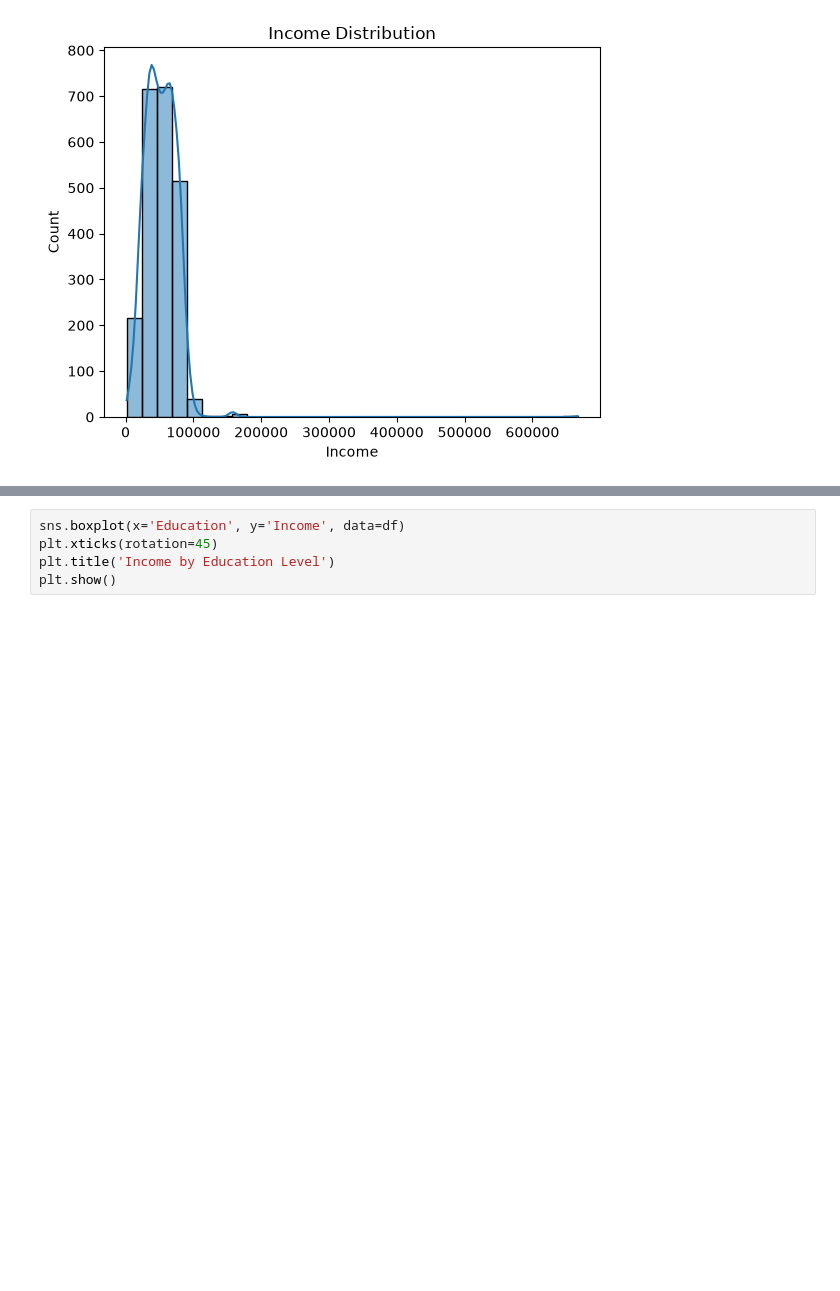
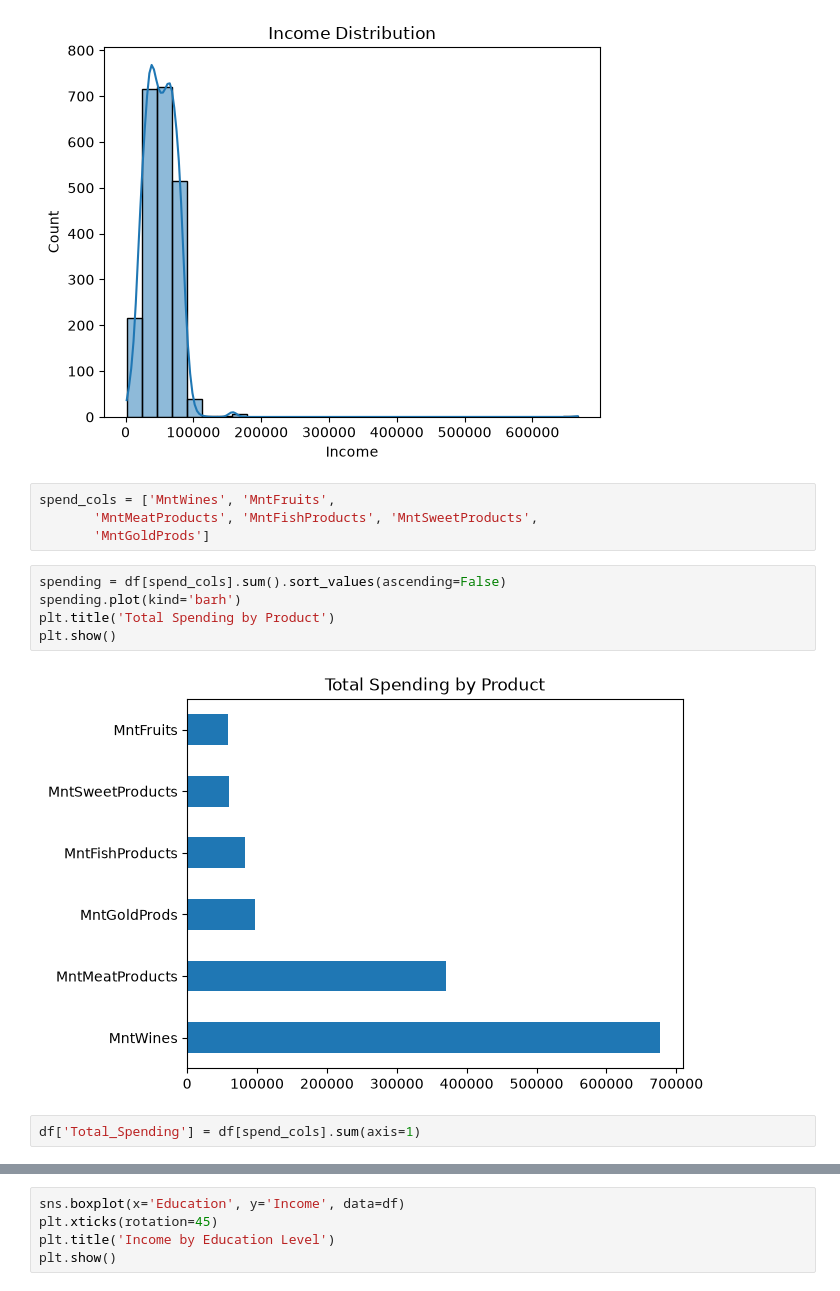
Before and after one commit to EressaMuluken/customer-segmentation-streamlit, a Jupyter notebook: notebooks/customer_seg.ipynb, the cells around one changed output, grey strips where cells are left out. Saved outputs shown, nothing was run; the diff lists cells and outputs as text; blank space fills up the shorter version.

```diff
--- a/notebooks/customer_seg.ipynb
+++ b/notebooks/customer_seg.ipynb
@@ -374,3 +375,16 @@ plt.title('Income Distribution')
 plt.show()
 # %% [output]
 [figure]
+# %%
+spend_cols = ['MntWines', 'MntFruits',
+       'MntMeatProducts', 'MntFishProducts', 'MntSweetProducts',
+       'MntGoldProds']
+# %%
+spending = df[spend_cols].sum().sort_values(ascending=False)
+spending.plot(kind='barh')
+plt.title('Total Spending by Product')
+plt.show()
+# %% [output]
+[figure, added]
+# %%
+df['Total_Spending'] = df[spend_cols].sum(axis=1)
```
Also changed, not shown: parts of 46 cells of this notebook.
